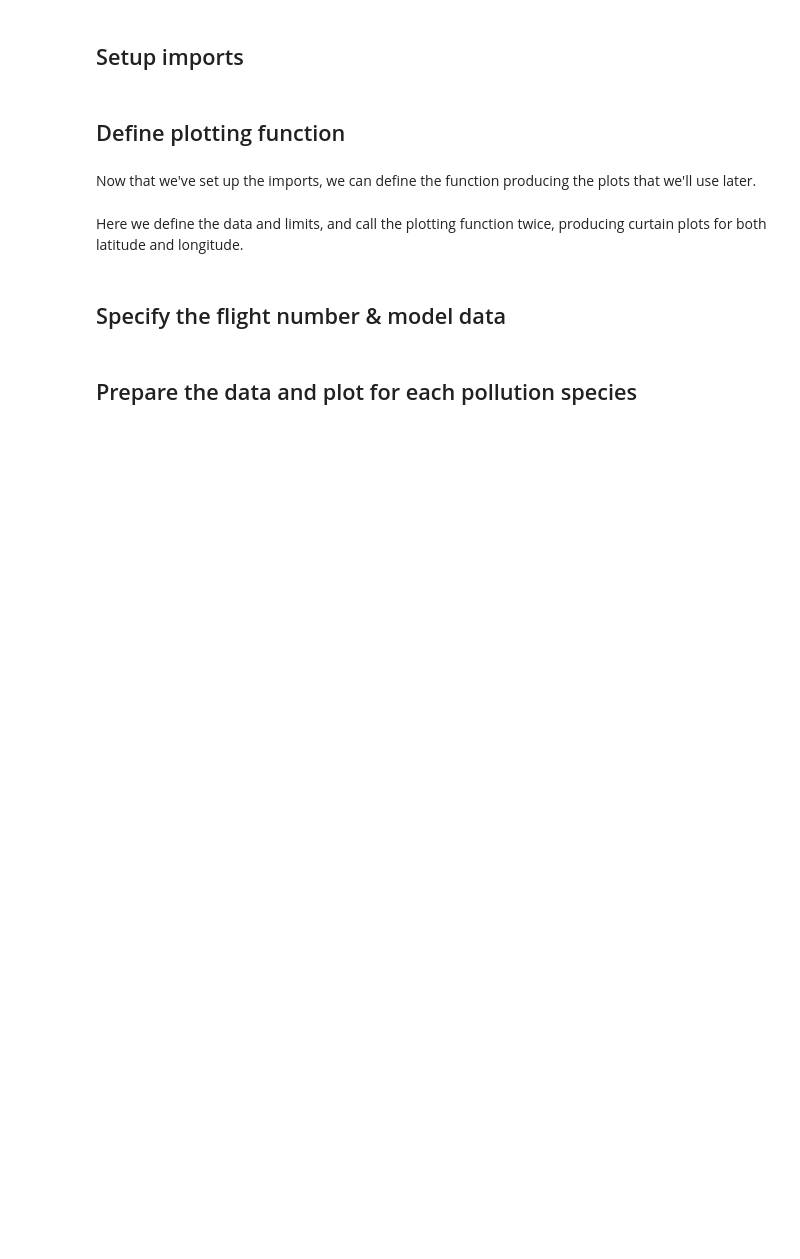
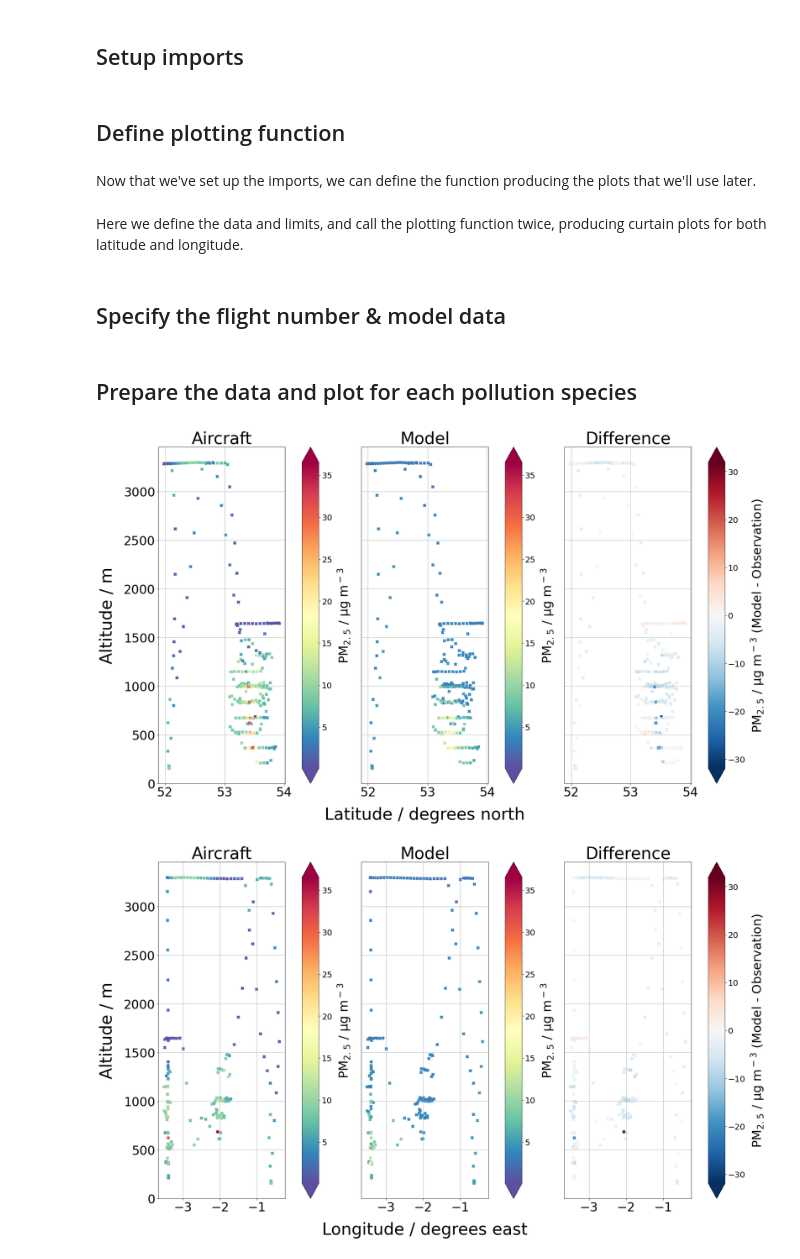
Before and after one commit to ADAQ-AQI/cap-notebooks, a Jupyter notebook: new-flight-plots/curtain.ipynb, the cells around one changed output. Saved outputs shown, nothing was run; the diff lists cells and outputs as text; code cells hidden in the pictures; blank space fills up the shorter version.

```diff
--- a/new-flight-plots/curtain.ipynb
+++ b/new-flight-plots/curtain.ipynb
@@ -11,7 +11,7 @@ import notebook_prepare as pre
 # %% [markdown]
 Now that we've set up the imports, we can define the function producing the plots that we'll use later.
 # %%
-def create_plot(x_data, alt_data, data, diff, min, max, label, filename, x_label, model, plotdir) :
+def create_plot(x_data, alt_data, data, diff, min, max, label, filename, x_label, outcome, model, plotdir) :
 
     # Define the figure.
     fig = plt.figure(figsize=(25,15))
@@ -50,14 +50,16 @@ def create_plot(x_data, alt_data, data, diff, min, max, label, filename, x_label
         cb2.set_label(label+' (Model - Observation)',fontsize=30,labelpad=10)
         cb2.ax.tick_params(labelsize=20)
 
-    #plt.show()
-    # Save the figure.
-    plt.savefig(plotdir+key+'_'+filename+'_Curtain.png')
-    plt.close()
+    if outcome == 'show':
+        plt.show()
+
+    elif outcome == 'save':
+        plt.savefig(plotdir+key+'_'+filename+'_Curtain.png')
+        plt.close()
 # %% [markdown]
 Here we define the data and limits, and call the plotting function twice, producing curtain plots for both latitude and longitude.
 # %%
-def plot_curtain(df,plotdir,key,label, model) :
+def plot_curtain(df,plotdir,key,outcome,label,model) :
 
     # Define the data.
     alt_data = df['Altitude'][:]
@@ -85,30 +87,37 @@ def plot_curtain(df,plotdir,key,label, model) :
         min = np.nanmin(data['a_avg'])
         max = np.nanmax(data['a_avg'])
 
-    create_plot(lat_data, alt_data, data, diff, min, max, label, 'Latitude', 'Latitude / degrees north', model, plotdir)
-    create_plot(lon_data, alt_data, data, diff, min, max, label, 'Longitude', 'Longitude / degrees east', model, plotdir)
+    create_plot(lat_data, alt_data, data, diff, min, max, label, 'Latitude', 'Latitude / degrees north', outcome, model, plotdir)
+    create_plot(lon_data, alt_data, data, diff, min, max, label, 'Longitude', 'Longitude / degrees east', outcome, model, plotdir)
 # %% [markdown]
 ## Specify the flight number & model data
 # %%
 # Set the flight number.
-# Current valid options are M270, M296 and M302.
+# Current valid options are C110, M270, M296 and M302.
 flight_number = 'C110'
 
 # Specify whether you have model data to plot.
 model = True
+
+# Specify whether to save or just display the plots.
+# Valid options are 'show' or 'save'.
+outcome = 'show'
 # %% [markdown]
 ## Prepare the data and plot for each pollution species
 # %%
-species_dict = pre.species_dictionary()
+species_dict = pre.species_dictionary(flight_number)
 setup = pre.setup_notebook(flight_number, model)
 optns = setup[4]
 for key in species_dict.keys() :
     code,label,column_key,unit_conv = species_dict[key]['code'],species_dict[key]['label'],species_dict[key]['column_key'],species_dict[key]['unit_conv']
 
         # Combine the aircraft and model data.
     df = pre.combine_data(setup,code)
 
         # Resample the data.
     resample_df = pre.resample_data(df,optns['resample_time'],optns['avg_method'],optns['min_method'],optns['max_method'],model)
 
-    plot_curtain(resample_df,setup[5],key,label,model)
+    plot_curtain(resample_df,setup[5],key,outcome,label,model)
+# %% [output]
+[figure, added]
+[figure, added]
```
Also changed, not shown: 9 other files.
